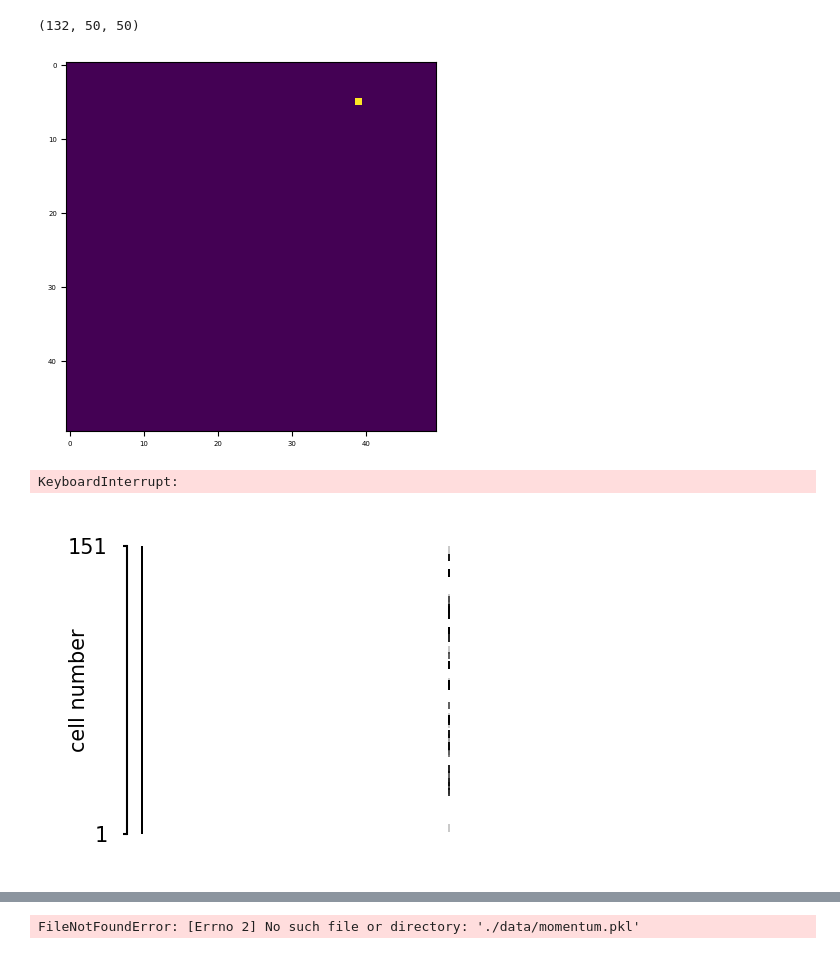
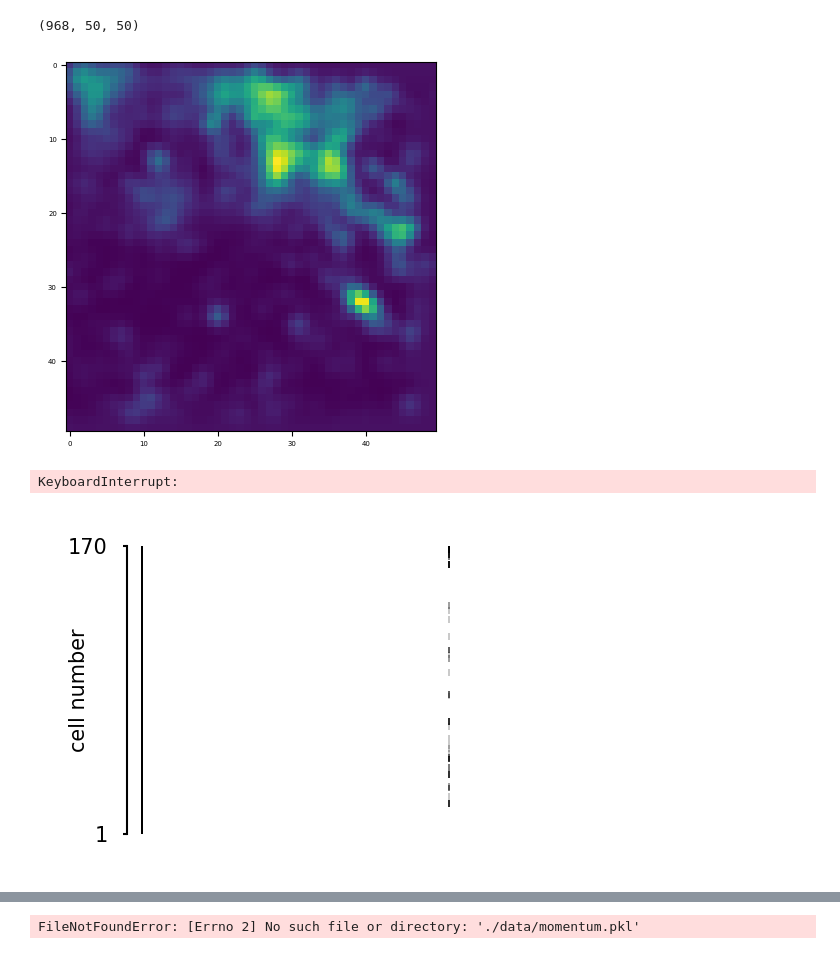
Before and after one commit to Zhang-CNL/PO-OU, a Jupyter notebook: notebooks/run_momentum.ipynb, the cells around one changed output, grey strips where cells are left out. Drawn from its saved outputs; the diff is of its cells as text; code cells hidden in the pictures.

```diff
--- a/notebooks/run_momentum.ipynb
+++ b/notebooks/run_momentum.ipynb
@@ -15,13 +15,13 @@ import hippocampalseq.models as hsem
 import hippocampalseq.utils as hseu
 
 torch.set_default_dtype(torch.double)
-time_window_ms = 2
+time_window_ms = 3
+time_window_s  = time_window_ms / 1000
 # %%
-hse.init_plotting()
 rat_data = hsep.load_and_preprocess(
     os.path.realpath("../data"),
-    "Harpy",
-    2,
+    "Janni",
+    1,
     time_window_ms=time_window_ms
 )
 hse.plot_placefields(rat_data.place_field_data, [0,1,2,3])
@@ -40,14 +90,15 @@ plt.plot(bmap_traj[20][:,0], bmap_traj[20][:,1])
 # %%
 ep = hseu.calc_poisson_emission_probabilities_2d(
-    rat_data.ripple_data.ripple_spikes[1].spikemat,
+    #rat_data.ripple_data.ripple_spikes[0].spikemat,
+    rat_data.theta_data.theta_spikes[0].spikemat,
     rat_data.place_field_data.place_fields,#[rat_data.place_field_data.place_cell_ids],
-    time_window_ms
+    time_window_s
 )
-plt.imshow(ep[10])
+plt.imshow(ep[2])
 ep.shape
 # %% [output]
-(132, 50, 50)
+(968, 50, 50)
-[figure, old version]
+[figure, new version]
 # %%
 hse.init_plotting()
 
@@ -66,7 +117,7 @@ KeyboardInterrupt:
 # %%
 hse.spike_raster_plot(rat_data.theta_data.theta_spikes[0].spikemat.T)
 # %% [output]
-[figure, old version]
+[figure, new version]
 # %%
 hse.spike_raster_plot(rat_data.ripple_data.ripple_spikes[3].spikemat.T)
 # %% [output]
```
Also changed, not shown: parts of 9 cells of this notebook, 10 other files.
